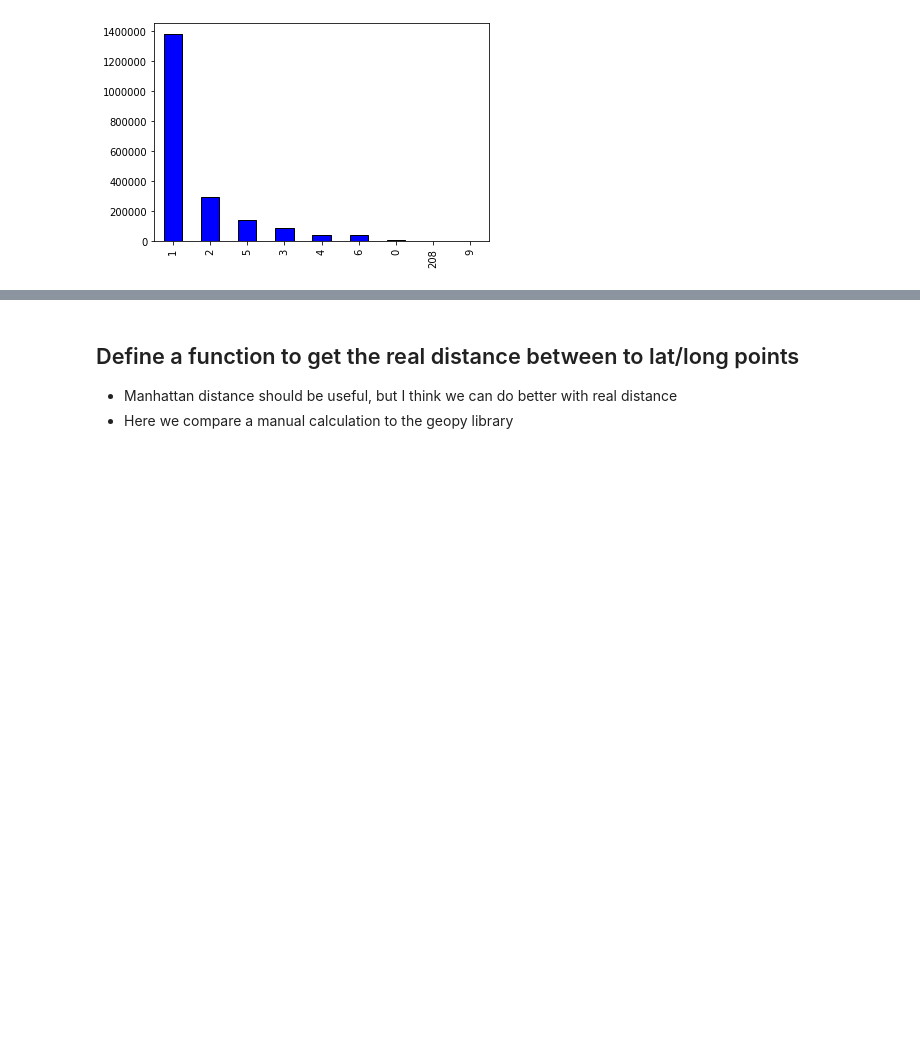
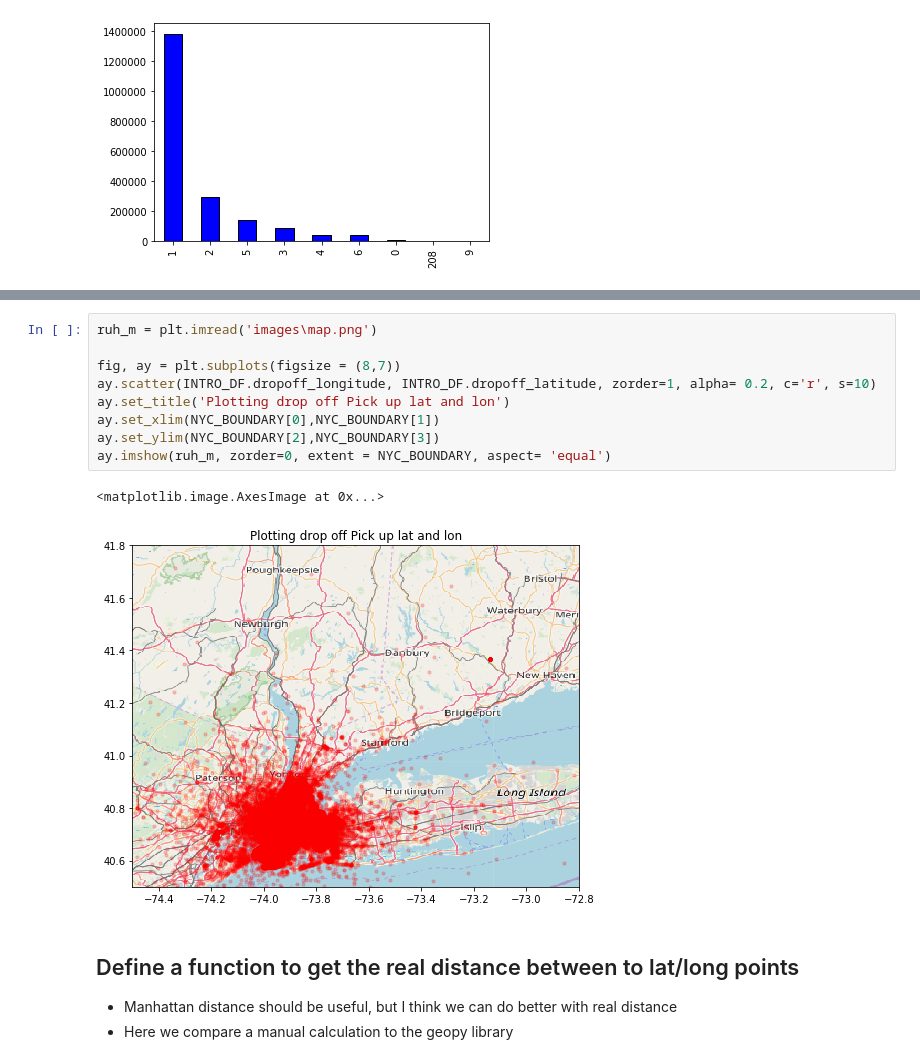
Before and after one commit to austinv211/PredictingTaxiFares, a Jupyter notebook: farePrediction.ipynb, the cells around one changed output, grey strips where cells are left out. Saved outputs shown, nothing was run; the diff lists cells and outputs as text; blank space fills up the shorter version.

```diff
--- a/farePrediction.ipynb
+++ b/farePrediction.ipynb
@@ -87,3 +97,15 @@ NYC_BOUNDARY = (-74.5, -72.8, 40.5, 41.8) # in format WEST, EAST, NORTH, SOUTH
+# %%
+ruh_m = plt.imread('images\map.png')
+
+fig, ay = plt.subplots(figsize = (8,7))
+ay.scatter(INTRO_DF.dropoff_longitude, INTRO_DF.dropoff_latitude, zorder=1, alpha= 0.2, c='r', s=10)
+ay.set_title('Plotting drop off Pick up lat and lon')
+ay.set_xlim(NYC_BOUNDARY[0],NYC_BOUNDARY[1])
+ay.set_ylim(NYC_BOUNDARY[2],NYC_BOUNDARY[3])
+ay.imshow(ruh_m, zorder=0, extent = NYC_BOUNDARY, aspect= 'equal')
+# %% [output]
+<matplotlib.image.AxesImage at 0x...>
+[figure, added]
 # %% [markdown]
 ## Define a function to get the real distance between to lat/long points
 - Manhattan distance should be useful, but I think we can do better with real distance
```
Also changed, not shown: parts of 4 cells of this notebook, 2 other files.
